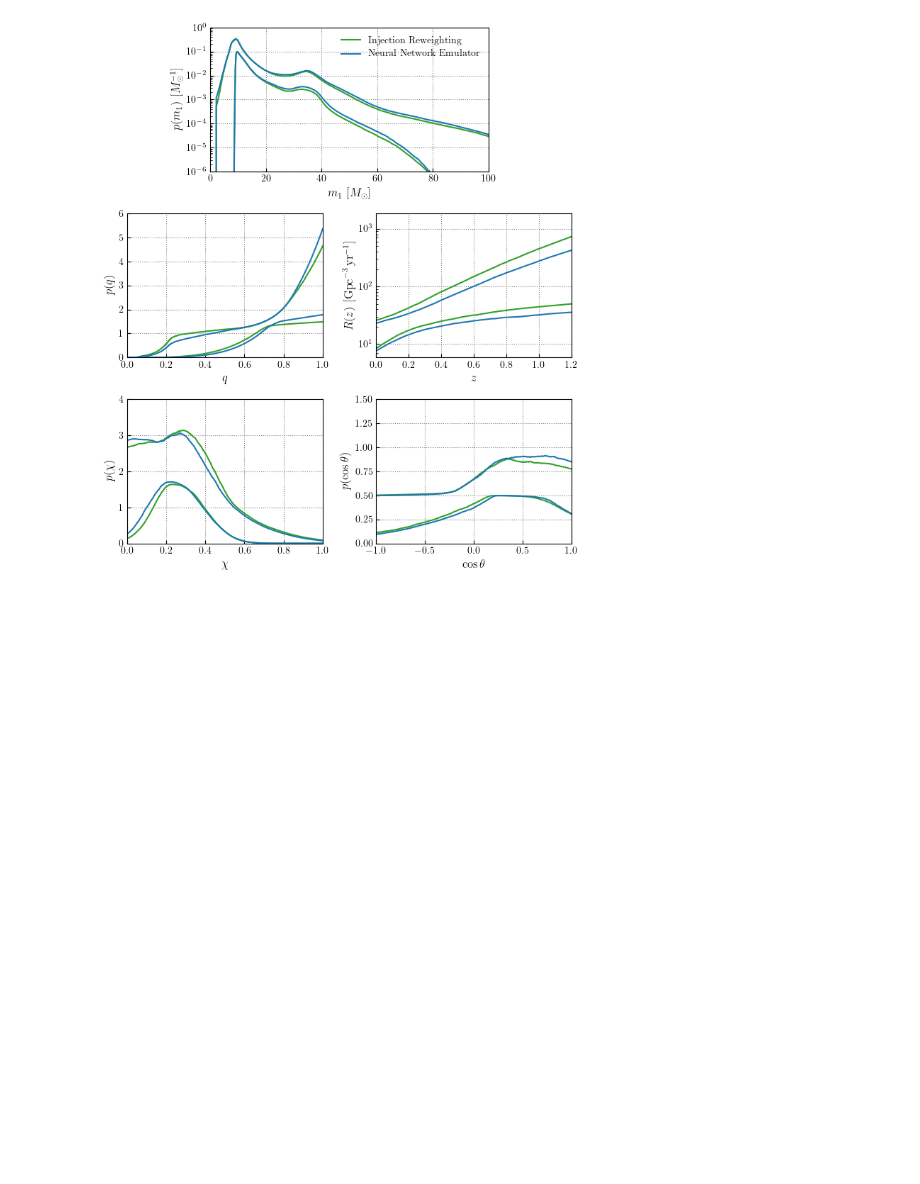
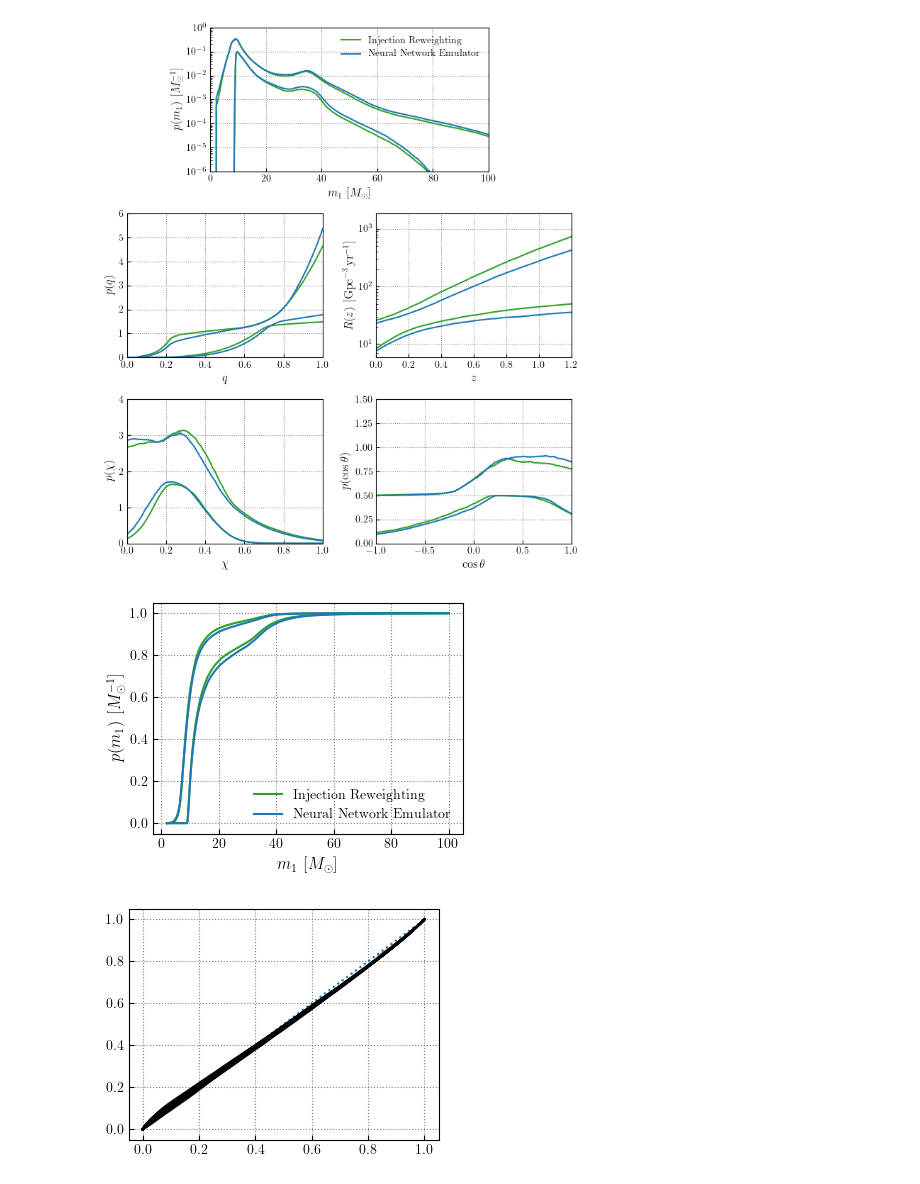
Before and after one commit to tcallister/learning-p-det, a Jupyter notebook: figures/make_figure_08.ipynb, the cells around one changed output. Saved outputs shown, nothing was run; the diff lists cells and outputs as text; code cells hidden in the pictures; blank space fills up the shorter version.

```diff
--- a/figures/make_figure_08.ipynb
+++ b/figures/make_figure_08.ipynb
@@ -236,3 +236,30 @@ plt.savefig('figure_08.pdf',bbox_inches='tight')
 plt.show()
 # %% [output]
 [figure]
+# %%
+dm = np.diff(m_grid)[0]
+cdf_ms_inj = np.cumsum(p_ms_inj,axis=1)*dm
+cdf_ms_nn = np.cumsum(p_ms_nn,axis=1)*dm
+# %%
+fig,ax = plt.subplots()
+
+ax.plot(m_grid,np.quantile(cdf_ms_inj,0.05,axis=0),color=cnsbh,lw=1.5,label='Injection Reweighting')
+ax.plot(m_grid,np.quantile(cdf_ms_inj,0.95,axis=0),color=cnsbh,lw=1.5)
+ax.plot(m_grid,np.quantile(cdf_ms_nn,0.05,axis=0),color=cbbh,lw=1.5,label='Neural Network Emulator')
+ax.plot(m_grid,np.quantile(cdf_ms_nn,0.95,axis=0),color=cbbh,lw=1.5)
+#ax.set_yscale('log')
+#ax.set_xlim(0,100)
+#ax.set_ylim(1e-6,1)
+ax.set_xlabel('$m_1$ $[M_\odot]$')
+ax.set_ylabel('$p(m_1)$ $[M_\odot^{-1}]$')
+ax.legend(loc='lower right')
+plt.show()
+
+fig,ax = plt.subplots()
+ax.plot([0,1],[0,1],ls=':')
+for c in np.arange(0.02,1.,0.02):
+    ax.plot(np.quantile(cdf_ms_inj,c,axis=0),np.quantile(cdf_ms_nn,c,axis=0),color='black',alpha=0.5)
+plt.show()
+# %% [output]
+[figure, added]
+[figure, added]
```
Also changed, not shown: parts of 5 cells of this notebook, 57 other files.
